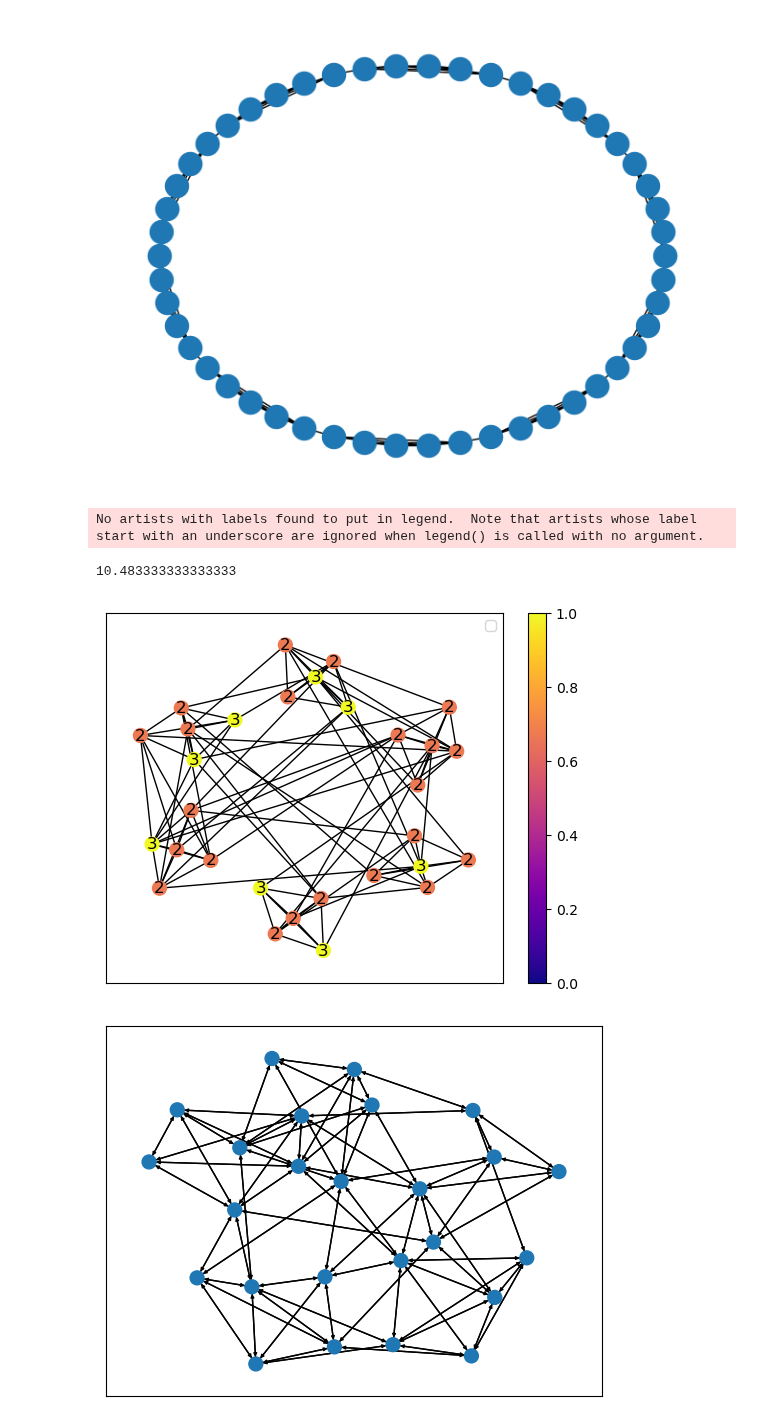
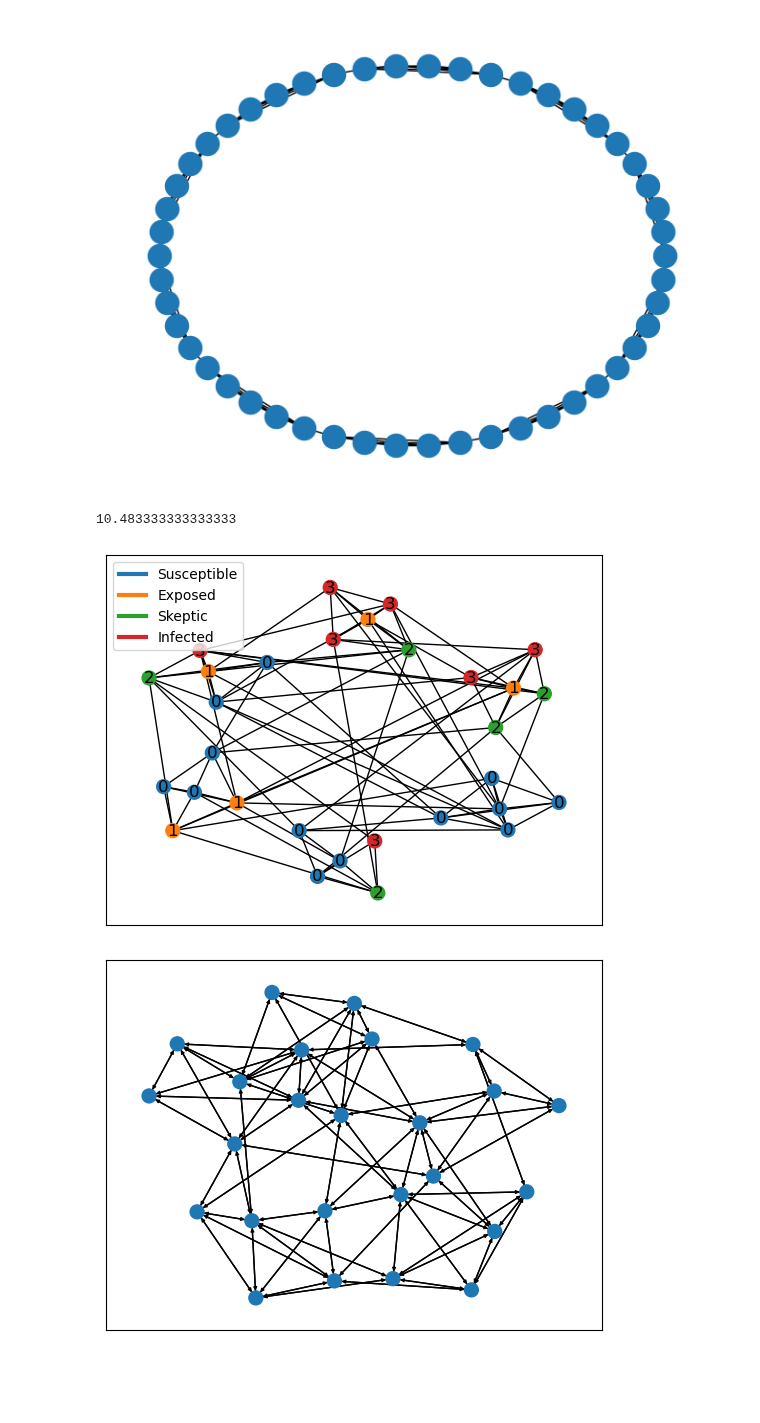
Before and after one commit to ChrisWitzany/opinion_network_model, a Jupyter notebook: simulation.ipynb, the cells around one changed output. Drawn from its saved outputs; the diff is of its cells as text; code cells hidden in the pictures; blank space fills up the shorter version.

Commit message:
added color legend when plotting graph

```diff
--- a/simulation.ipynb
+++ b/simulation.ipynb
@@ -31,8 +31,8 @@ network_params = (l, k, p, f)
 initial_believers = 0.1
 initial_skeptics = 0.0  # for now 0, but might change later
 
-prob_S_with_I = 0.05
-prob_S_with_Z = 0.3
+prob_S_with_I = 0.1
+prob_S_with_Z = 0.1
 agent_params = OpinionAgent.Params(
     initial_opinion=Opinion.SUSCEPTIBLE,
     prob_S_with_I=prob_S_with_I,
@@ -41,7 +41,7 @@ agent_params = OpinionAgent.Params(
 
 model = OpinionModel(initial_believers, initial_skeptics, agent_params, network_type=NetworkType.RELAXED_CAVEMAN, network_params=network_params)
 # %%
-model.run(40)
+model.run(7)
 # %%
 #convenience function to collect plotable data
 def sum_agents(model):
@@ -71,27 +71,35 @@ Network.visualize(NetworkType.SMALLWORLD, model.network)
 # %%
 #color_code = ListedColormap(['#1f77b4', '#ff7f0e', '#2ca02c'])
 
 #states = [int(i.state) for i in model.grid.get_all_cell_contents()]
 
 #colors = [color_code(i) for i in states]
 
+from matplotlib.lines import Line2D
+
 def draw_network(with_labels=False):
-    node_color = [i.state for i in model.grid.get_all_cell_contents()]
+    node_states = [int(i.state) for i in model.grid.get_all_cell_contents()]
+    cmap = ListedColormap(list(mpl.colors.TABLEAU_COLORS.values())[:4])
+
+    legend = [Line2D([0], [0], color=cmap(0), lw=3),
+                Line2D([0], [0], color=cmap(1), lw=3),
+                Line2D([0], [0], color=cmap(2), lw=3),
+                    Line2D([0], [0], color=cmap(3), lw=3)]
+    #node_color = [cmap[s] for s in node_states]
     #edge_weights = [model.network.edges[u, v]['weight'] for u, v in model.network.edges]
     #layout = nx.kamada_kawai_layout(model.network, weight=1.0, scale=10)
     dummy = nx.connected_caveman_graph(6, 5)
     layout=nx.kamada_kawai_layout(dummy)
     #layout = nx.circular_layout(model.network, scale=10)
-    nx.draw_networkx(model.network, pos=layout, node_size = 100, arrowsize=5.0, node_color=node_color, cmap=plt.cm.plasma, vmin=0.0,vmax=3.0, with_labels=with_labels, labels={i: int(node_color[i]) for i in range(len(node_color))})
-    plt.colorbar(plt.cm.ScalarMappable(norm=mpl.colors.Normalize(0,1), cmap=plt.cm.plasma))
-    plt.legend()
+    nx.draw_networkx(model.network, pos=layout, node_size = 100, arrowsize=5.0, node_color=node_states, cmap=cmap, with_labels=with_labels, labels={i: node_states[i] for i in range(len(node_states))})
+    #plt.colorbar(plt.cm.ScalarMappable(norm=mpl.colors.Normalize(0,1), cmap=cmap))
+    plt.legend(legend, ['Susceptible','Exposed', 'Skeptic', "Infected"])
 
 print(np.mean(model.network.degree()))
 draw_network(True)
 # %% [output]
-No artists with labels found to put in legend.  Note that artists whose label start with an underscore are ignored when legend() is called with no argument.
+10.483333333333333
-10.483333333333333
-[figure, old version]
+[figure, new version]
 # %%
 def draw_network_discrete():
     color_code = ListedColormap(['#1f77b4', '#ff7f0e', '#2ca02c'])
```
Also changed, not shown: parts of 3 cells of this notebook.
